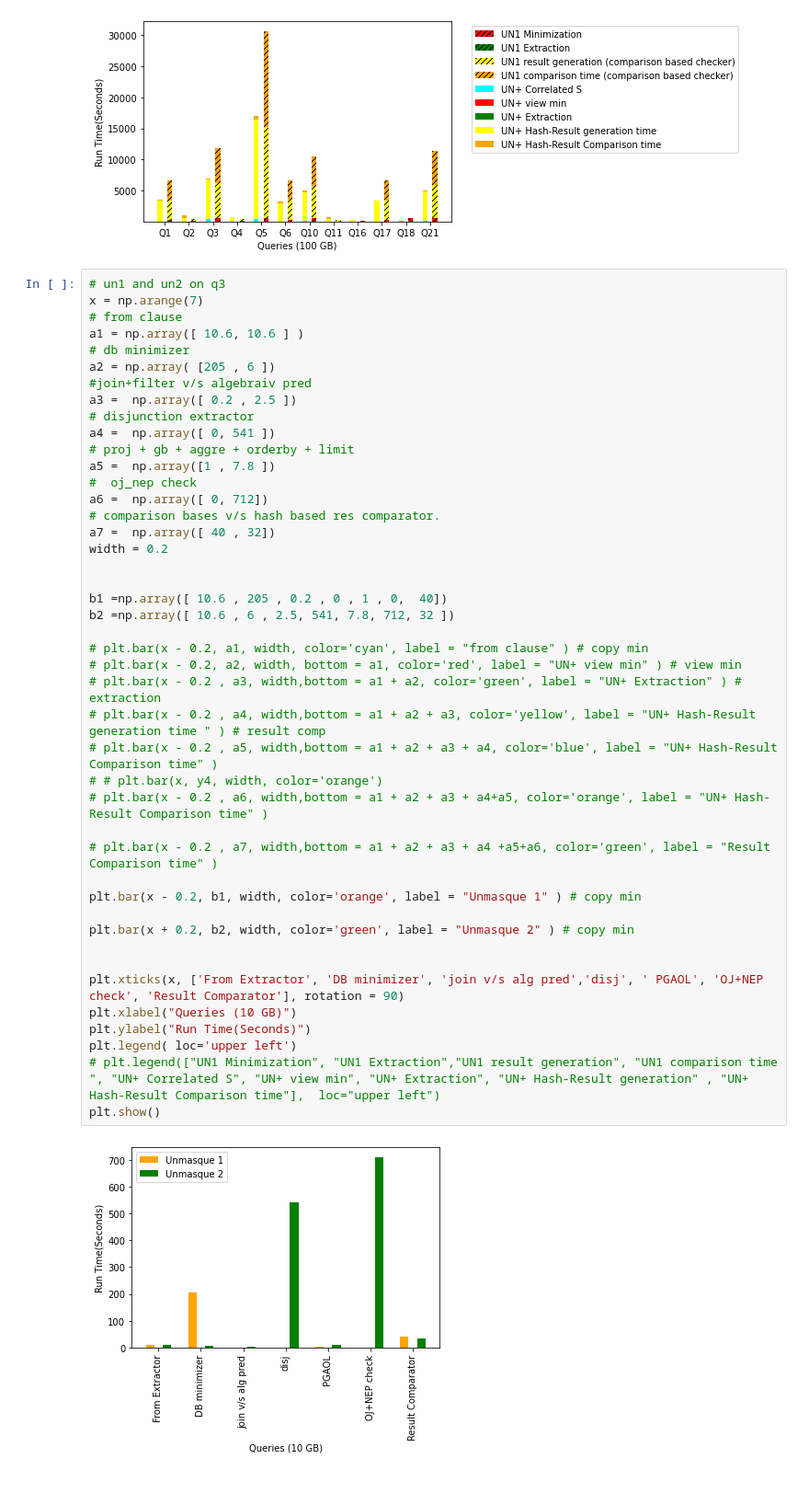
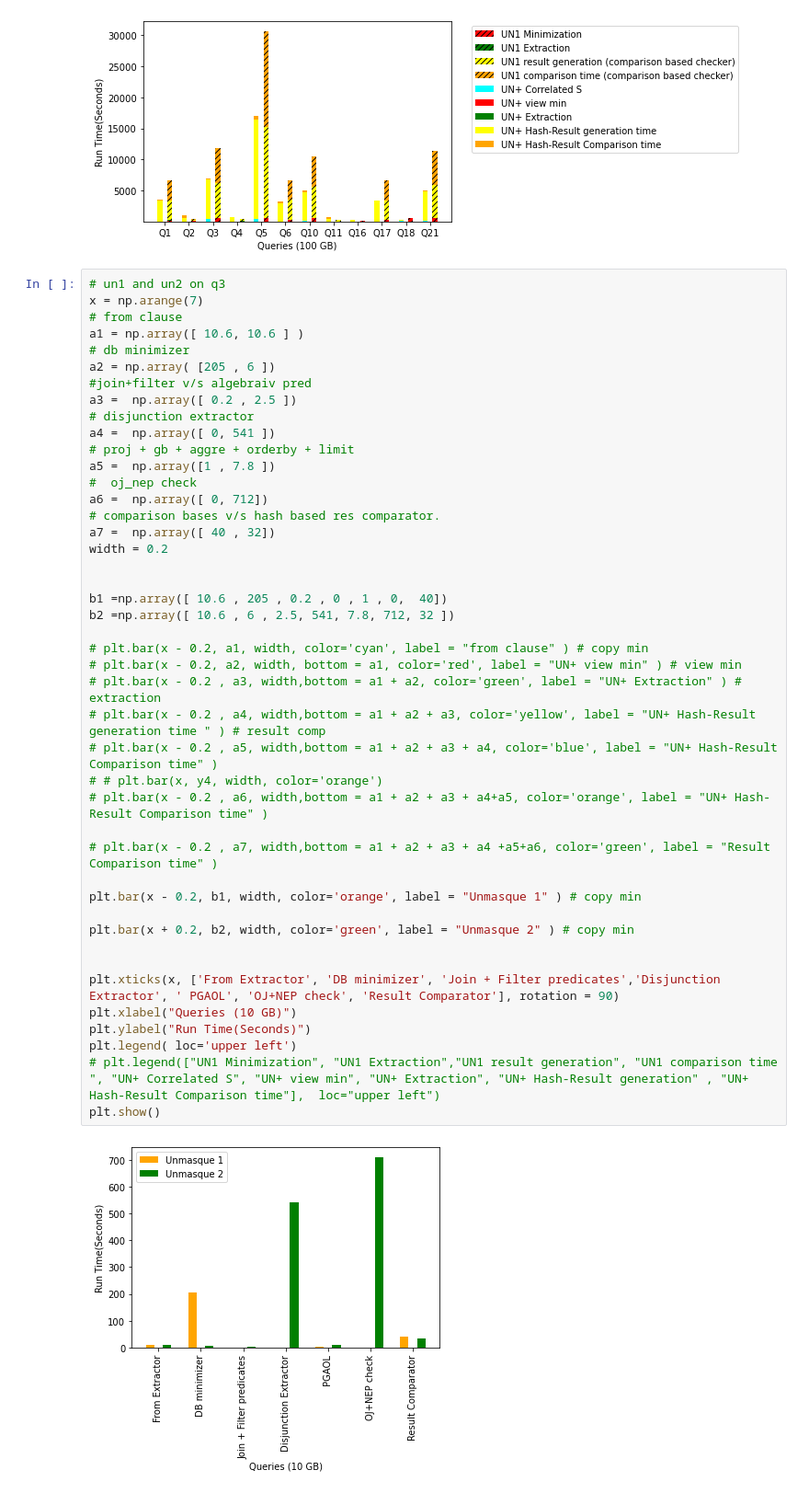
Before and after one commit to snehawadekar/unmasque2, a Jupyter notebook: grapg.ipynb, the cells around one changed output. Shown at 92% size. Drawn from its saved outputs; the diff is of its cells as text.

```diff
--- a/grapg.ipynb
+++ b/grapg.ipynb
@@ -895,32 +895,32 @@ a5 =  np.array([1 , 7.8 ])
 a6 =  np.array([ 0, 712])
 # comparison bases v/s hash based res comparator.
 a7 =  np.array([ 40 , 32])
 width = 0.2
 
 
 b1 =np.array([ 10.6 , 205 , 0.2 , 0 , 1 , 0,  40])
 b2 =np.array([ 10.6 , 6 , 2.5, 541, 7.8, 712, 32 ])
 
 # plt.bar(x - 0.2, a1, width, color='cyan', label = "from clause" ) # copy min
 # plt.bar(x - 0.2, a2, width, bottom = a1, color='red', label = "UN+ view min" ) # view min
 # plt.bar(x - 0.2 , a3, width,bottom = a1 + a2, color='green', label = "UN+ Extraction" ) # extraction
 # plt.bar(x - 0.2 , a4, width,bottom = a1 + a2 + a3, color='yellow', label = "UN+ Hash-Result generation time " ) # result comp
 # plt.bar(x - 0.2 , a5, width,bottom = a1 + a2 + a3 + a4, color='blue', label = "UN+ Hash-Result Comparison time" )
 # # plt.bar(x, y4, width, color='orange')
 # plt.bar(x - 0.2 , a6, width,bottom = a1 + a2 + a3 + a4+a5, color='orange', label = "UN+ Hash-Result Comparison time" )
 
 # plt.bar(x - 0.2 , a7, width,bottom = a1 + a2 + a3 + a4 +a5+a6, color='green', label = "Result Comparison time" )
 
 plt.bar(x - 0.2, b1, width, color='orange', label = "Unmasque 1" ) # copy min
 
 plt.bar(x + 0.2, b2, width, color='green', label = "Unmasque 2" ) # copy min
 
 
-plt.xticks(x, ['From Extractor', 'DB minimizer', 'join v/s alg pred','disj', ' PGAOL', 'OJ+NEP check', 'Result Comparator'], rotation = 90)
+plt.xticks(x, ['From Extractor', 'DB minimizer', 'Join + Filter predicates','Disjunction Extractor', ' PGAOL', 'OJ+NEP check', 'Result Comparator'], rotation = 90)
 plt.xlabel("Queries (10 GB)")
 plt.ylabel("Run Time(Seconds)")
 plt.legend( loc='upper left')
 # plt.legend(["UN1 Minimization", "UN1 Extraction","UN1 result generation", "UN1 comparison time ", "UN+ Correlated S", "UN+ view min", "UN+ Extraction", "UN+ Hash-Result generation" , "UN+ Hash-Result Comparison time"],  loc="upper left")
 plt.show()
 # %% [output]
-[figure, old version]
+[figure, new version]
```
Also changed, not shown: parts of 2 cells of this notebook, 7 other files.
